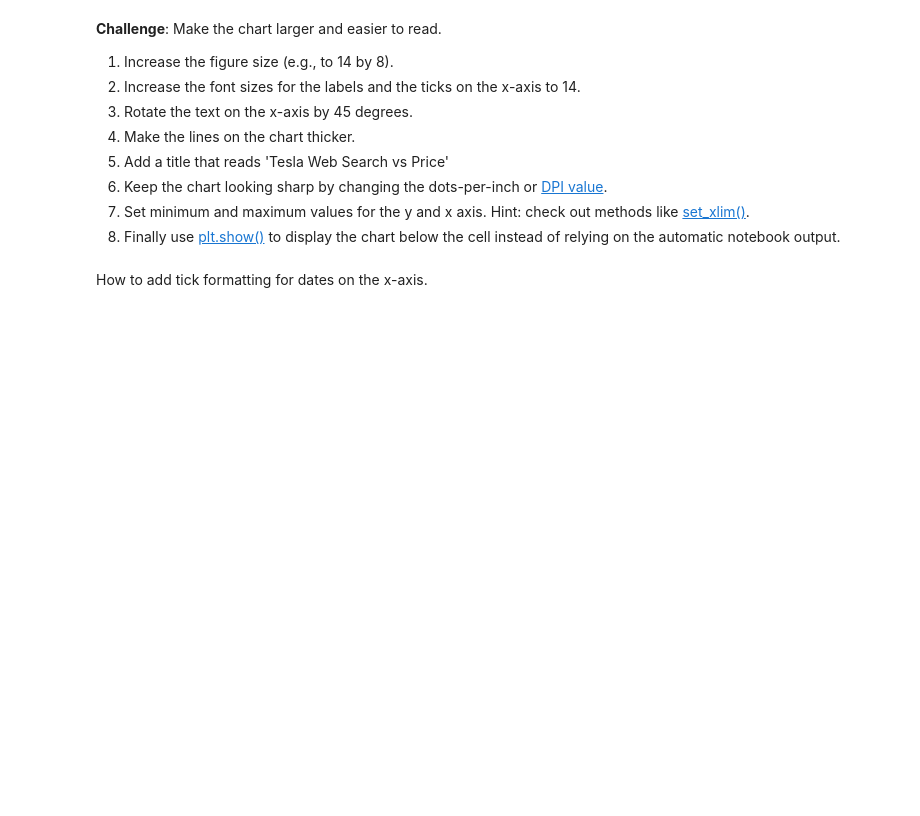
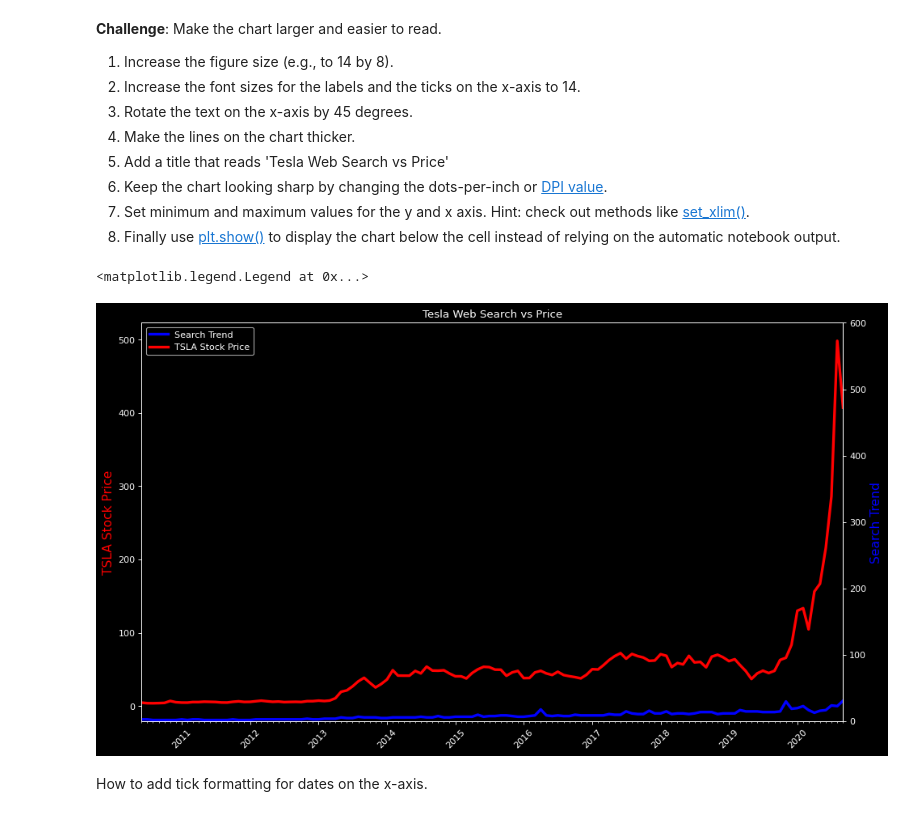
Before and after one commit to marcinszlaz/__100_Days_of_Code_Python_Bootcamp__, a Jupyter notebook: Day_75/Google Trends and Data Visualisation (start).ipynb, the cells around one changed output. Cells and saved outputs as stored; diff of their text form; code cells hidden in the pictures; blank space fills up the shorter version.

```diff
--- a/Day_75/Google Trends and Data Visualisation (start).ipynb
+++ b/Day_75/Google Trends and Data Visualisation (start).ipynb
@@ -224,5 +268,30 @@ Hint: you can colour both the [axis labels](https://matplotlib.org/3.3.2/api/tex
 6. Keep the chart looking sharp by changing the dots-per-inch or [DPI value](https://matplotlib.org/3.1.1/api/_as_gen/matplotlib.pyplot.figure.html).
 7. Set minimum and maximum values for the y and x axis. Hint: check out methods like [set_xlim()](https://matplotlib.org/3.1.1/api/_as_gen/matplotlib.axes.Axes.set_xlim.html).
 8. Finally use [plt.show()](https://matplotlib.org/3.2.1/api/_as_gen/matplotlib.pyplot.show.html) to display the chart below the cell instead of relying on the automatic notebook output.
+# %%
+df_tesla.head()
+plt.figure(figsize=(14,8),dpi=80)
+ax2 = plt.gca()
+ax1 = plt.twinx()
+l1, = ax1.plot(df_tesla.MONTH,df_tesla['TSLA_WEB_SEARCH'],label='Search Trend', color = 'blue',linewidth=3)
+l2, = ax2.plot(df_tesla.MONTH,df_tesla.TSLA_USD_CLOSE,label='TSLA Stock Price', color = 'red',linewidth=3)
+ax1.set_ylabel('Search Trend', color='blue', fontsize=14)
+ax2.set_ylabel('TSLA Stock Price',color='red', fontsize=14)
+plt.title('Tesla Web Search vs Price')
+ax2.tick_params(axis = 'x', labelrotation=45)
+ax1.set_ylim((0,600)) # you can use [] (list) as argument  too
+ax1.set_xlim((df_tesla.MONTH.min(), df_tesla.MONTH.max())) # you can use [] (list) as argument too
+years = mdates.YearLocator()
+months = mdates.MonthLocator()
+years_fmt = mdates.DateFormatter('%Y')
+ax1.xaxis.set_major_locator(years)
+ax1.xaxis.set_major_formatter(years_fmt)
+ax1.xaxis.set_minor_locator(months)
+list = [l1,l2]
+labels = [l.get_label() for l in list]
+ax1.legend(list, labels, loc='upper left')
+# %% [output]
+<matplotlib.legend.Legend at 0x...>
+[figure, added]
 # %% [markdown]
 How to add tick formatting for dates on the x-axis.
```
Also changed, not shown: parts of 9 cells of this notebook, 1 other file.
